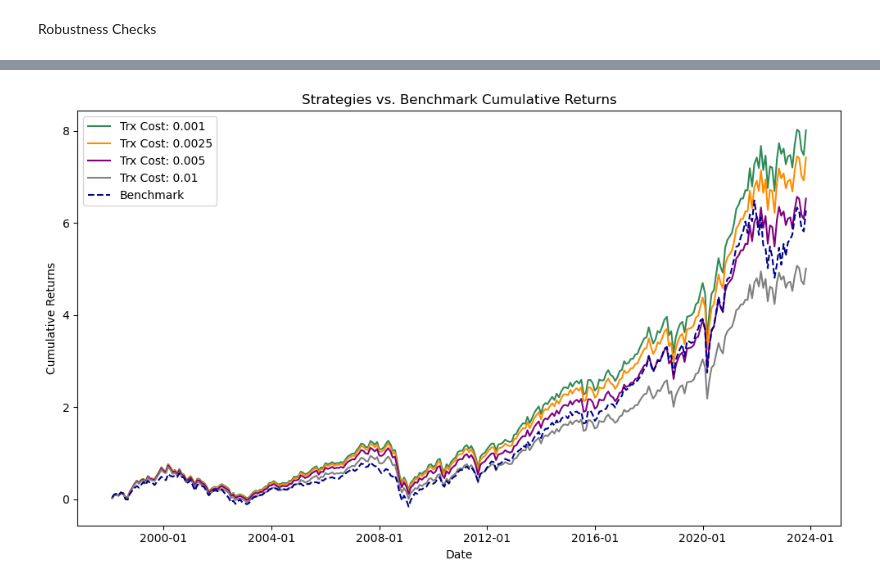
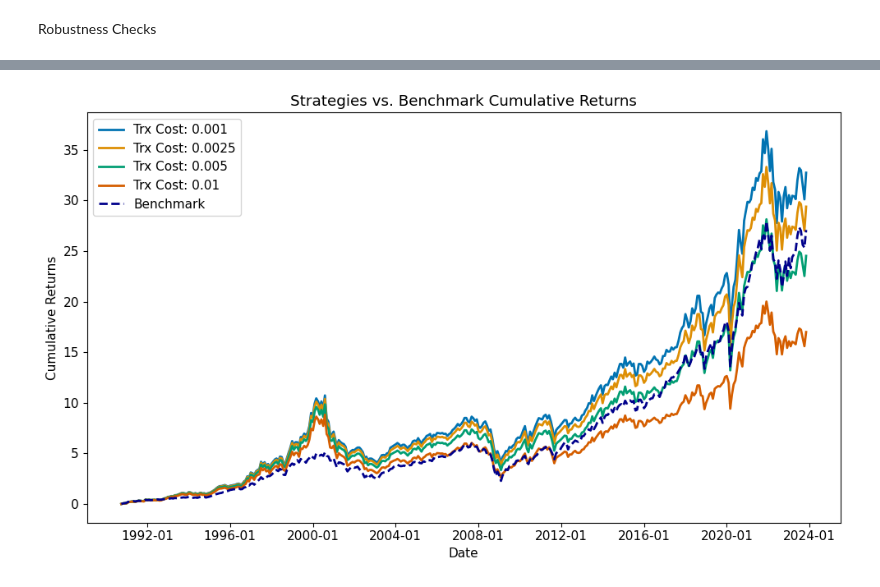
Before and after one commit to fabian-mugrauer/SPX-Industry-Momentum, a Jupyter notebook: notebooks/SPX_Industry_Momentum.ipynb, the cells around one changed output, grey strips where cells are left out. Drawn from its saved outputs; the diff is of its cells as text; code cells hidden in the pictures.

```diff
--- a/notebooks/SPX_Industry_Momentum.ipynb
+++ b/notebooks/SPX_Industry_Momentum.ipynb
@@ -189,0 +121,8 @@ visualization.plot_strategies_with_benchmark(dates4plot, totalReturns_TC, SPXT_r
+# %%
+# Perform the momentum strategy backtest
+xsReturns_TC, totalReturns_TC, weights = momentum.backtest_momentum(Sectors_returns_m, rf_d_monthly, lookback_period_start, lookback_period_end, holding_period, startMonth, nLong, 0, trx_cost)
+xsReturns_TC_IG, totalReturns_TC_IG, weights_IG = momentum.backtest_momentum(Industry_Groups_returns_m, rf_d_monthly, lookback_period_start, lookback_period_end, holding_period, startMonth, nLong, 0, trx_cost)
+
+# Long / Short implementation
+xsReturns_TC_LS, totalReturns_TC_LS, weights_LS = momentum.backtest_momentum(Sectors_returns_m, rf_d_monthly, lookback_period_start, lookback_period_end, holding_period, startMonth, nLong, 3, trx_cost)
+xsReturns_TC_IG_LS, totalReturns_TC_IG_LS, weights_IG_LS = momentum.backtest_momentum(Industry_Groups_returns_m, rf_d_monthly, lookback_period_start, lookback_period_end, holding_period, startMonth, nLong, 3, trx_cost)
@@ -251,19 +177,0 @@ plt.show()
-# %%
-# Define parameters and initialize empty lists or arrays
-holdings_loop = range(1, 6)
-sharpRatio_holdings_loop = [0] * len(holdings_loop)
-
-# Iterate over the investment horizons
-for i, holdings in enumerate(holdings_loop):
-    # Based on your MATLAB code, lookback period start is fixed at 9, lookback period end is fixed at 1
-    xsReturns_mom_TC_holdings, _, _ = momentum.backtest_momentum(Sectors_returns_m, rf_d_monthly, lb_period, lookback_period_end, inv_horizon, startMonth, holdings, nShort, trx_cost)
-    _, _, _, sharpRatio_mom, _, _, _, _, _, _, _, _ = summarizePerformance(xsReturns_mom_TC_holdings, rf_d_monthly, SPXT_returns_m, 12, startMonth, 'mom_inv_horizon')
-
-    sharpRatio_holdings_loop[i] = sharpRatio_mom
-
-# Plot the results
-plt.figure()
-plt.plot(holdings_loop, sharpRatio_holdings_loop, linewidth=myLineWidth, color=RobustnessCheckColor)
-plt.xlabel("# of holdings")
-plt.ylabel("Sharpe Ratio")
-plt.show()
@@ -272,18 +238,28 @@ plt.show()
 # %%
 tx_costs = [0.001, 0.0025, 0.005, 0.01]
 total_returns_tx_costs = []
+total_returns_tx_costs_IG  = []
 labels = []
 
 for trx_cost in tx_costs:
     _, totalReturns_TC, _ = momentum.backtest_momentum(
         Sectors_returns_m, rf_d_monthly, lookback_period_start, lookback_period_end,
-        holding_period, startMonth, nLong, nShort, trx_cost
+        holding_period, startMonth, nLong, 0, trx_cost
     )
+
+    _, totalReturns_TC_IG, _ = momentum.backtest_momentum(
+        Industry_Groups_returns_m, rf_d_monthly, lookback_period_start, lookback_period_end,
+        holding_period, startMonth, nLong, 0, trx_cost
+    )
+
     # Storing the total returns in a list
     total_returns_tx_costs.append(totalReturns_TC)
+    total_returns_tx_costs_IG.append(totalReturns_TC_IG)
+
     # Creating corresponding labels
     labels.append(f'Trx Cost: {trx_cost}')
 
-visualization.plot_strategies_with_benchmark(dates4plot, total_returns_tx_costs, SPXT_returns_m, labels, startMonth)
+fig8 = visualizer.plot_strategies_with_benchmark(dates4plot, total_returns_tx_costs_IG, SPXT_returns_m, labels, startMonth)
+fig8.savefig(os.path.join(picture_path, 'robustness_check_tc.png'), dpi=300)
 # %% [output]
-[figure, old version]
+[figure, new version]
```
Also changed, not shown: parts of 31 cells of this notebook.
